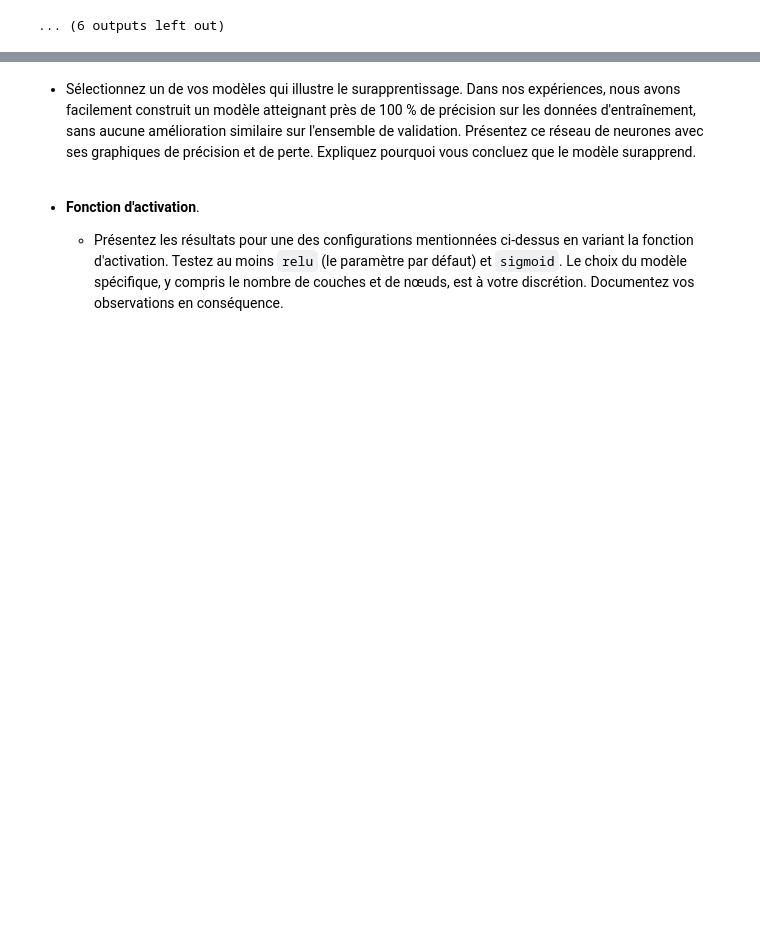
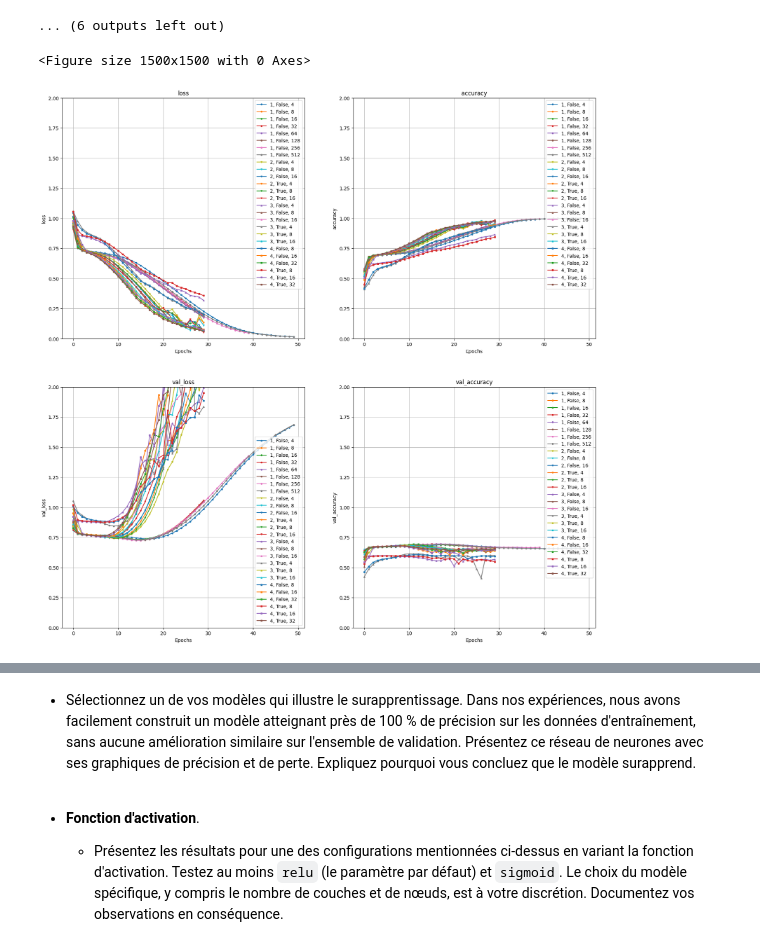
Before and after one commit to K-nCh-n/LearningML, a Jupyter notebook: Devoir3/csi4506-a24-d3-gabarit.ipynb, the cells around one changed output, grey strips where cells are left out. Cells and saved outputs as stored; diff of their text form; code cells hidden in the pictures; blank space fills up the shorter version.

```diff
--- a/Devoir3/csi4506-a24-d3-gabarit.ipynb
+++ b/Devoir3/csi4506-a24-d3-gabarit.ipynb
@@ -975,3 +993,44 @@ Epoch 29/30
 Epoch 30/30
 1822/1822 ━━━━━━━━━━━━━━━━━━━━ 6s 3ms/step - accuracy: 0.9696 - loss: 0.0808 - val_accuracy: 0.6527 - val_loss: 2.4569
 ... (6 outputs left out)
+# %%
+plt.figure(figsize=(15,15))
+scores = ["loss", "accuracy", "val_loss", "val_accuracy"]
+num_layers = [1, 2, 3, 4]
+pyramid = [0, 1]
+starting_size = [4, 8, 16, 32, 64, 128, 256, 512]
+
+hist2_dict = {}
+for num_layer in num_layers:
+    hist2_dict[num_layer] = {}
+    for size in starting_size:
+        hist2_dict[num_layer][size] = {}
+        for pyr in pyramid:
+            if (num_layer, pyr, size) in histories2:
+                hist2_dict[num_layer][size][pyr] = histories2[(num_layer, pyr, size)]
+
+markers = ['o', 'v', '^', 's', 'P', 'D']
+
+plt.figure(figsize=(20,20))
+for i, score in enumerate(scores):
+    plt.subplot(2,2,i+1)
+    plt.ylim(0, 2)
+    plt.grid(True)
+    for num_layer in num_layers:
+        for pyr in pyramid:
+            for size in starting_size:
+                try:
+                    curr_hist = hist2_dict[num_layer][size][pyr]
+                except KeyError:
+                    continue
+
+                marker = markers[num_layer-1]
+                plt.plot(curr_hist.history[score], label=f"{num_layer}, {'True' if pyr else 'False'}, {size}", marker=marker, markersize=3)
+                plt.xlabel("Epochs")
+                plt.ylabel(score)
+                plt.title(f"{score}")
+    plt.legend(loc="best")
+plt.show()
+# %% [output]
+<Figure size 1500x1500 with 0 Axes>
+[figure, added]
```
Also changed, not shown: parts of 10 cells of this notebook.
